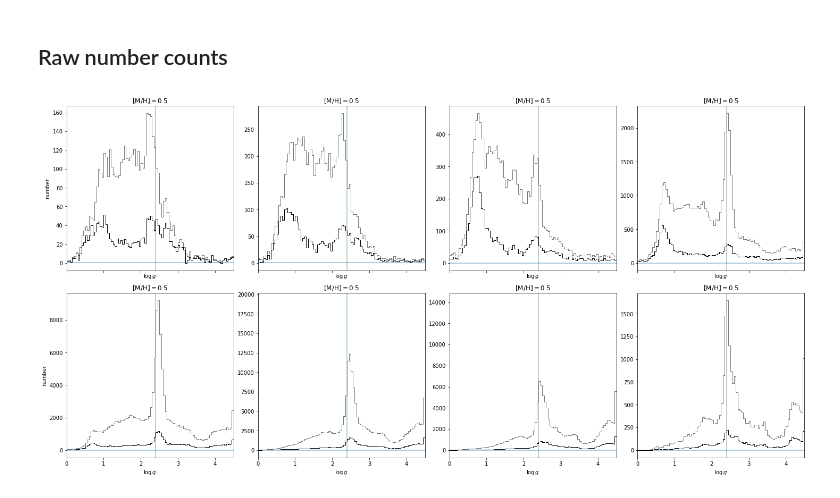
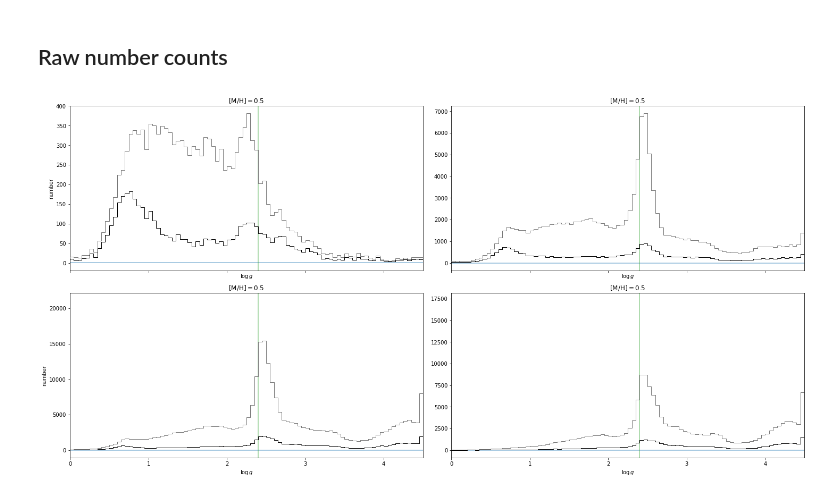
Before and after one commit to adrn/RedClumpBinaries, a Jupyter notebook: Code/APOGEE-Red-Clump-binaries.ipynb, the cells around one changed output. Drawn from its saved outputs; the diff is of its cells as text; code cells hidden in the pictures.

```diff
--- a/Code/APOGEE-Red-Clump-binaries.ipynb
+++ b/Code/APOGEE-Red-Clump-binaries.ipynb
@@ -242,7 +242,7 @@ Text(0, 0.5, 'obs. binary fraction')
 # %% [markdown]
 ## Fit in bins of metallicity?
 # %%
-mh_bin_centers = np.linspace(-1.8, 0.5, 8)
+mh_bin_centers = np.linspace(-1.8, 0.5, 4)
 d_mh = mh_bin_centers[1] - mh_bin_centers[0]
 
 rows = []
@@ -301,5 +303,5 @@ NUTS: [slope, const_y, break_x]
 # %%
-fig, axes = plt.subplots(2, 4,
+fig, axes = plt.subplots(2, 2,
                          figsize=(4 * 5, 2 * 5),
                          sharex=True, sharey=True,
                          constrained_layout=True)
@@ -387,34 +391,34 @@ def get_number_data(mask, logg_bins=None):
 
     return logg_binc, H_bin, H_all
 # %%
-fig, axes = plt.subplots(2, 4,
+fig, axes = plt.subplots(2, 2,
                          figsize=(4 * 5, 2 * 5),
                          sharex=True,
                          constrained_layout=True)
 
 for i, r in enumerate(rows):
     ax = axes.flat[i]
 
     binc, H_bin, H_all = get_number_data(r['mh_mask'])
 
     ax.plot(binc, H_all,
             marker='', drawstyle='steps-mid', zorder=10,
             color='#777777', linewidth=1)
 
     ax.plot(binc, H_bin,
             marker='', drawstyle='steps-mid', zorder=10,
             color='k', linewidth=1)
 
     ax.set_title(r'$[{\rm M}/{\rm H}] = ' + f'{mh:.1f}$')
     ax.set_xticks(np.arange(0, 5+1, 1))
     ax.set_xlim(0., 4.5)
     # ax.set_ylim(0, 0.6)
     ax.set_xlabel(r'$\log g$')
 
     ax.axhline(0.2, color='tab:blue', alpha=0.5)
     ax.axvline(2.4, color='tab:green', alpha=0.5)
 
 for ax in axes[:, 0]:
     ax.set_ylabel('number')
 # %% [output]
-[figure, old version]
+[figure, new version]
```
Also changed, not shown: parts of 7 cells of this notebook.
